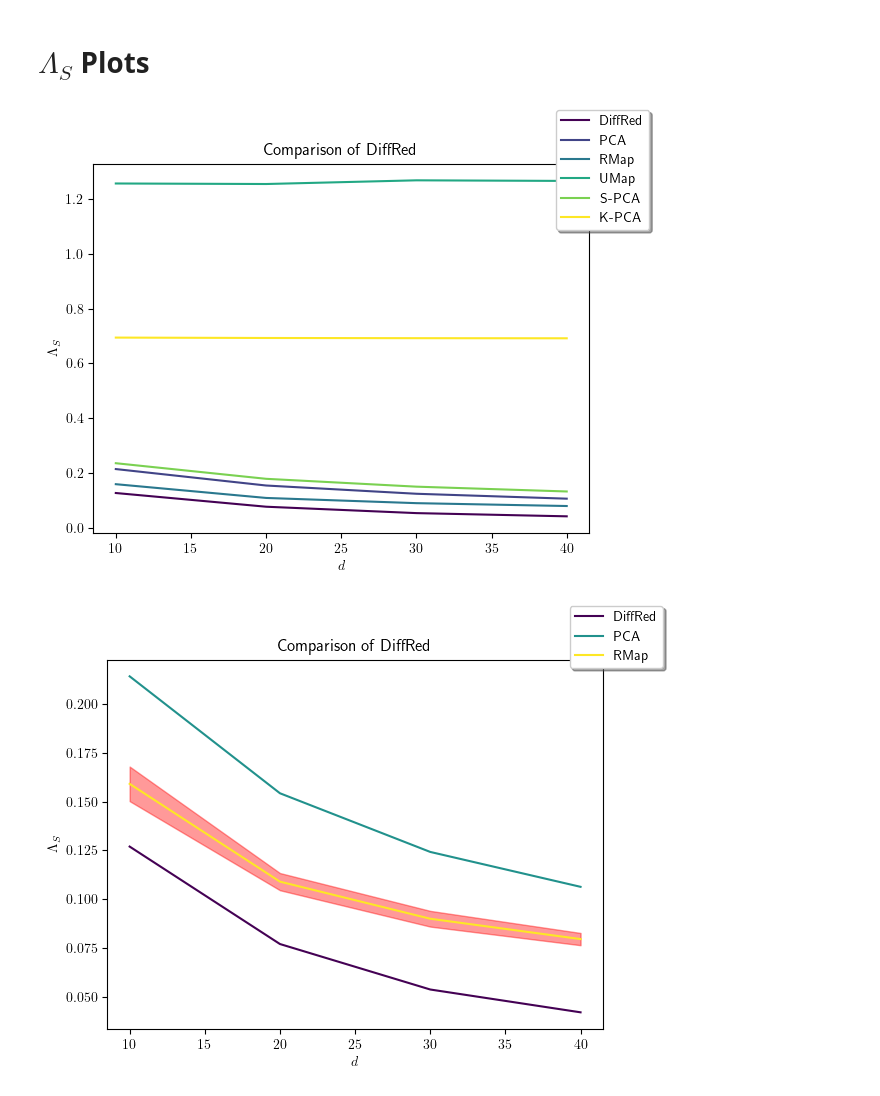
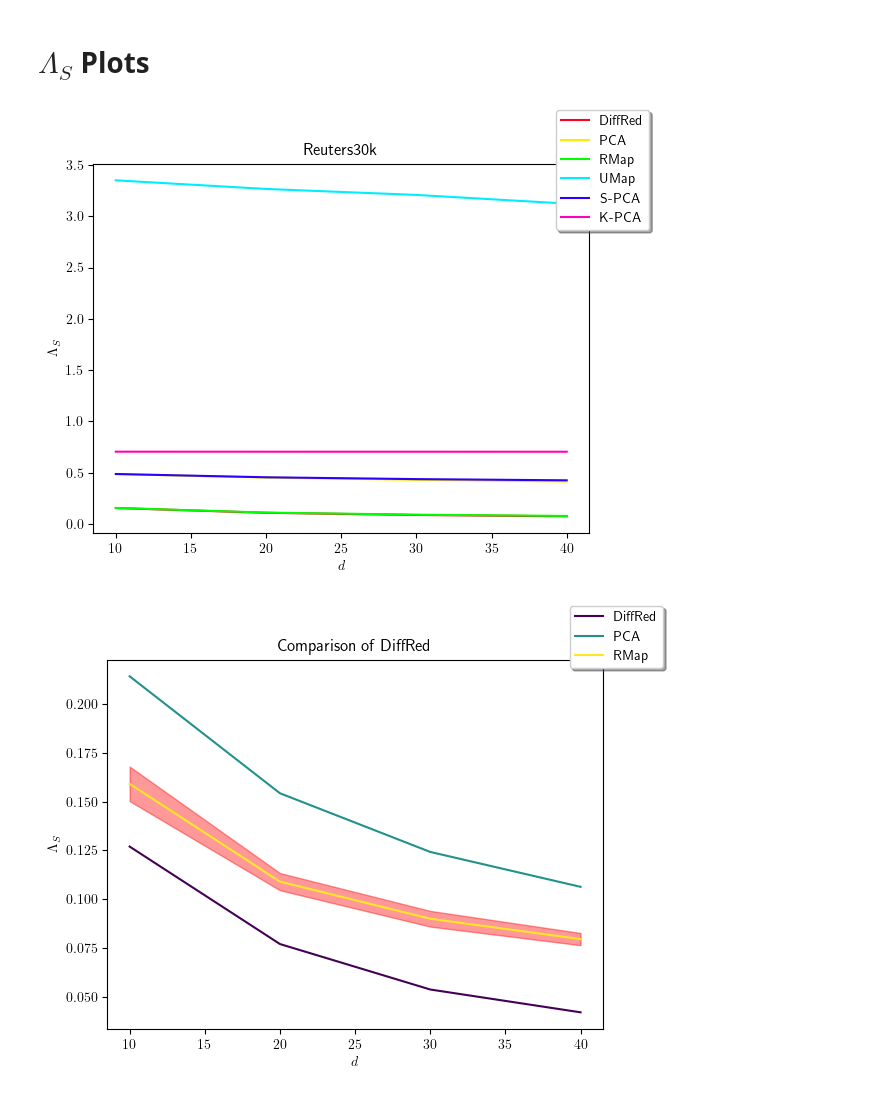
Before and after one commit to S3-Lab-IIT/DiffRed, a Jupyter notebook: Experiments/dimensionality_reduction_metrics/make_plots.ipynb, the cells around one changed output. Drawn from its saved outputs; the diff is of its cells as text; code cells hidden in the pictures.

Commit message:
Updated make_plots notebook

```diff
--- a/Experiments/dimensionality_reduction_metrics/make_plots.ipynb
+++ b/Experiments/dimensionality_reduction_metrics/make_plots.ipynb
@@ -8,15 +8,15 @@ plt.rcParams['text.usetex'] = True
 # %%
 UTILS={
     "COMP_RES": './results/compiled_results/',
-    'DATASET': "Cifar10",
+    'DATASET': "Reuters30k",
     'TARGET_DIMS':[10,20,30,40],
     'DR_TECHS': ['DiffRed', 'PCA', 'RMap', 'UMap', 'S-PCA', 'K-PCA']
 }
 # %%
-def plot(PLOT_DATA:dict, title:str, xlabel:str, ylabel:str, ci:bool=False, alpha=0.1):
+def plot(PLOT_DATA:dict, title:str, xlabel:str, ylabel:str, ci:bool=False, alpha=0.1, colormap:str='tab10', log_scale:bool=False):
     if not ci:
         fig, ax = plt.subplots()
-        cmap = plt.cm.get_cmap('viridis', len(PLOT_DATA))
+        cmap = plt.cm.get_cmap(colormap, len(PLOT_DATA))
         for i, (algorithm, data) in enumerate(PLOT_DATA.items()):
             x = data['x']
             y = data['y']
@@ -33,7 +33,7 @@ def plot(PLOT_DATA:dict, title:str, xlabel:str, ylabel:str, ci:bool=False, alpha
         plt.show()
     else:
         fig, ax = plt.subplots()
-        cmap = plt.cm.get_cmap('viridis', len(PLOT_DATA))
+        cmap = plt.cm.get_cmap(colormap, len(PLOT_DATA))
         for i, (algorithm, data) in enumerate(PLOT_DATA.items()):
             if algorithm!='RMap':
                 x = data['x']
@@ -86,9 +86,9 @@ for dr_tech in UTILS['DR_TECHS']:
 
         PLOT_DATA[dr_tech]={'x':x, 'y':y, 'std':std}
 # %%
-plot(PLOT_DATA, "Comparison of DiffRed", '$d$', r'$\Lambda_S$', True, 0)
+plot(PLOT_DATA, f"{UTILS['DATASET']}", '$d$', r'$\Lambda_S$', True, 0,'gist_rainbow')
 # %% [output]
-[figure, old version]
+[figure, new version]
 # %%
 PLOT_DATA2={}
 # %%
```
